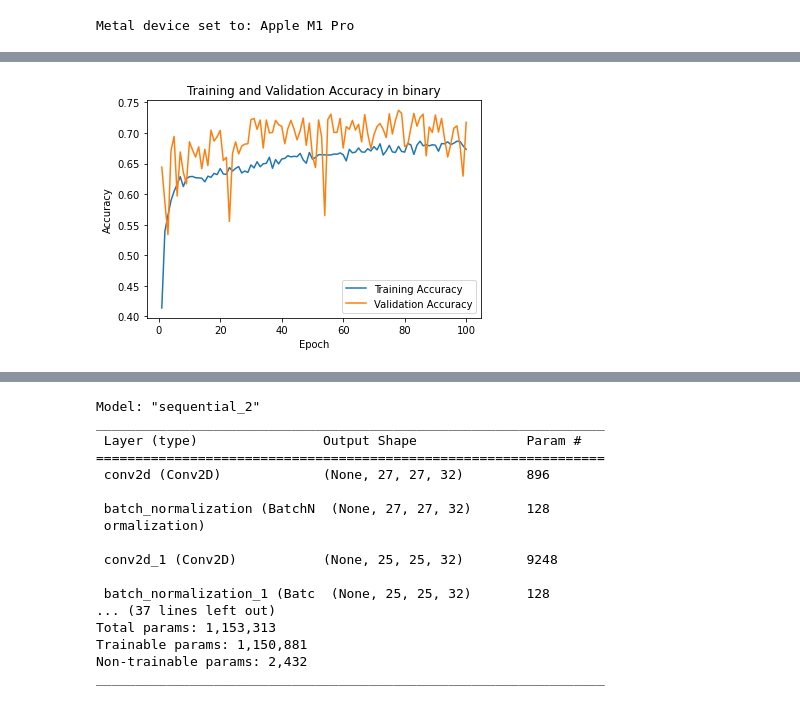
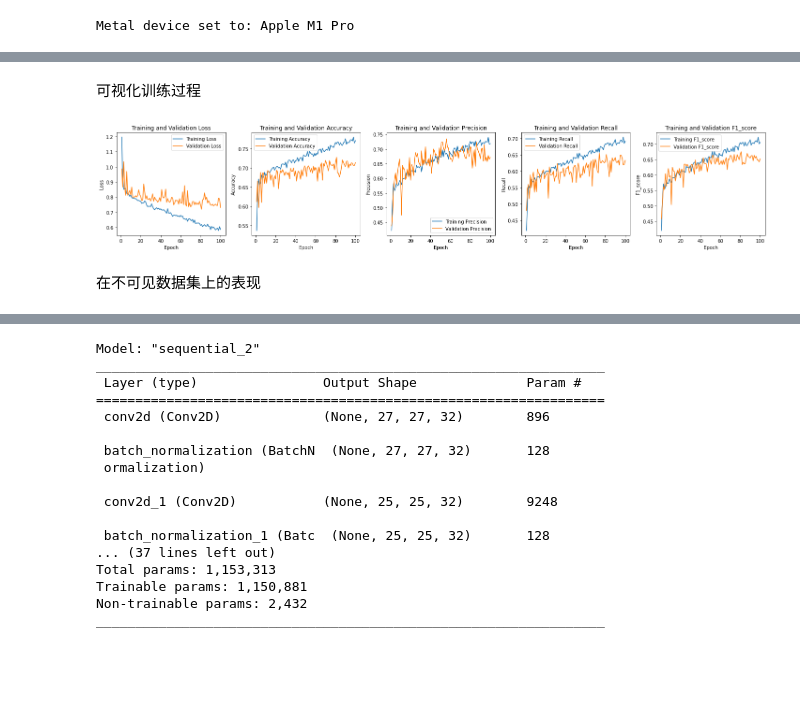
Before and after one commit to SHVleV9CYWkK/CRCHistoPhenotypes-Image-Classification, a Jupyter notebook: main.ipynb, the cells around one changed output, grey strips where cells are left out. Cells and saved outputs as stored; diff of their text form; code cells hidden in the pictures; blank space fills up the shorter version.

```diff
--- a/main.ipynb
+++ b/main.ipynb
@@ -504,7 +487,6 @@ Metal device set to: Apple M1 Pro
 # %%
 baseline_categorical = tf.keras.models.Sequential([
-    tf.keras.layers.Flatten(),
-    tf.keras.layers.Dense(512, activation='relu'),
+    tf.keras.layers.Flatten(input_shape=input_shape),
     tf.keras.layers.Dense(512, activation='relu'),
     tf.keras.layers.Dense(num_classes, activation='softmax')
 ])
@@ -602,8 +597,7 @@ history_baseline_categorical = baseline_categorical.fit(
     steps_per_epoch=len(train_data) // batch_size,
     epochs=epochs,
     validation_data=val_cellType_generator,
-    validation_steps=len(val_data) // batch_size,
-    class_weight=class_weight_dict_cellType
+    validation_steps=len(val_data) // batch_size
 )
 # %% [output]
 Epoch 1/100
@@ -645,20 +620,23 @@ plt.show()
-# %%
-train_accuracy = history_baseline_categorical.history['accuracy']
-val_accuracy = history_baseline_categorical.history['val_accuracy']
-
-epochs_range = range(1, epochs + 1)
-
-plt.plot(epochs_range, train_accuracy, label='Training Accuracy')
-plt.plot(epochs_range, val_accuracy, label='Validation Accuracy')
-
-plt.legend()
-plt.title('Training and Validation Accuracy in binary')
-plt.xlabel('Epoch')
-plt.ylabel('Accuracy')
-
-plt.show()
-# %% [output]
-[figure, removed]
+# %% [markdown]
+可视化训练过程
+# %%
+epochs_range = range(1, epochs + 1)
+metrics = [key for key in history_baseline_categorical.history.keys() if not key.startswith("val_")]
+fig, axes = plt.subplots(1, 5, figsize=(20, 4))
+for idx, metric in enumerate(metrics):
+    col = idx
+    axes[col].plot(epochs_range, history_baseline_categorical.history[metric], label=f'Training {metric.capitalize()}')
+    axes[col].plot(epochs_range, history_baseline_categorical.history[f"val_{metric}"], label=f'Validation {metric.capitalize()}')
+    axes[col].legend()
+    axes[col].set_title(f'Training and Validation {metric.capitalize()}')
+    axes[col].set_xlabel('Epoch')
+    axes[col].set_ylabel(metric.capitalize())
+plt.tight_layout()
+plt.show()
+# %% [output]
+[figure, added]
+# %% [markdown]
+在不可见数据集上的表现
 # %%
 baseline_categorical.evaluate(test_cellType_generator)
 # %% [output]
```
Also changed, not shown: parts of 57 cells of this notebook, 2 other files.
